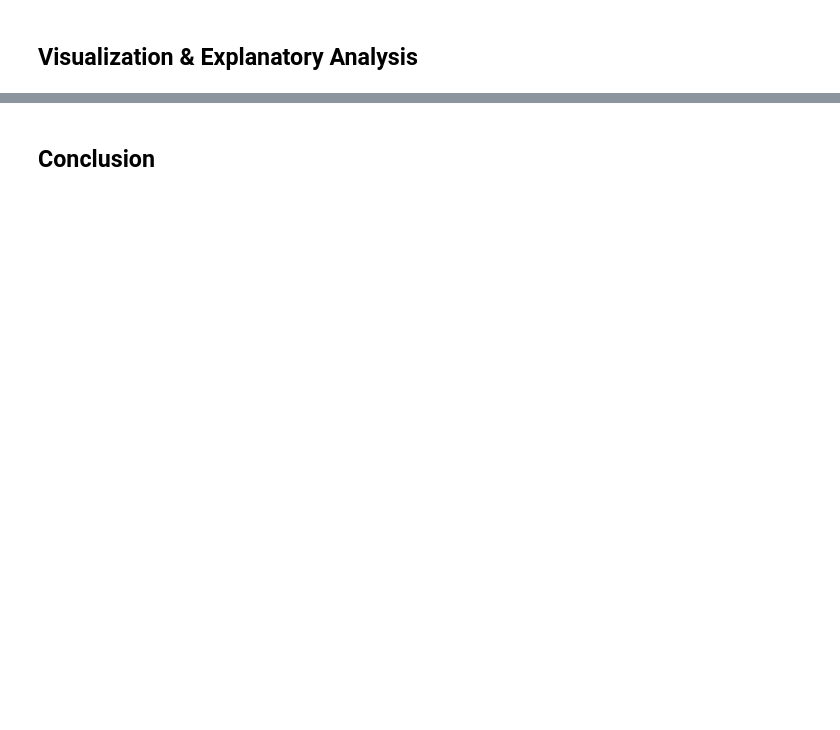
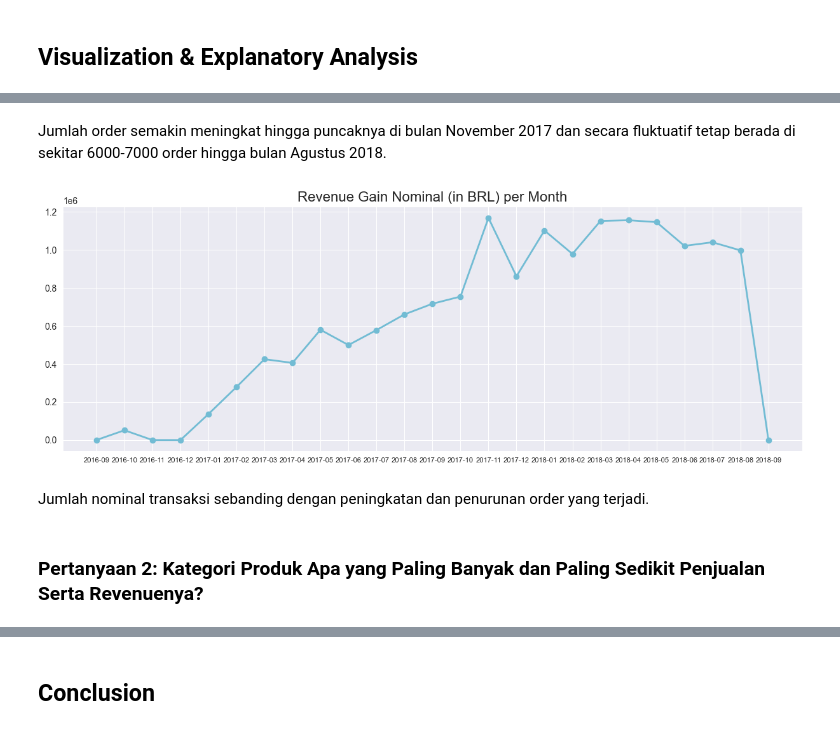
Before and after one commit to tfajarama/python-data-analysis-dashboard, a Jupyter notebook: final-project/submission/notebook.ipynb, the cells around one changed output, grey strips where cells are left out. Drawn from its saved outputs; the diff is of its cells as text; code cells hidden in the pictures; blank space fills up the shorter version.

```diff
--- a/final-project/submission/notebook.ipynb
+++ b/final-project/submission/notebook.ipynb
@@ -30,0 +2821,15 @@
+# %% [markdown]
+Jumlah order semakin meningkat hingga puncaknya di bulan November 2017 dan secara fluktuatif tetap berada di sekitar 6000-7000 order hingga bulan Agustus 2018.
+# %%
+plt.figure(figsize=(15, 5))
+plt.plot(all_monthly_orders_summary["order_year_month"], all_monthly_orders_summary["revenue_gain"], marker='o', linewidth=2, color="#72BCD4")
+plt.title("Revenue Gain Nominal (in BRL) per Month", loc="center", fontsize=16)
+plt.xticks(fontsize=8)
+plt.yticks(fontsize=10)
+plt.show()
+# %% [output]
+[figure, added]
+# %% [markdown]
+Jumlah nominal transaksi sebanding dengan peningkatan dan penurunan order yang terjadi.
+# %% [markdown]
+### Pertanyaan 2: Kategori Produk Apa yang Paling Banyak dan Paling Sedikit Penjualan Serta Revenuenya?
```
Also changed, not shown: parts of 354 cells of this notebook, 1 other file.
